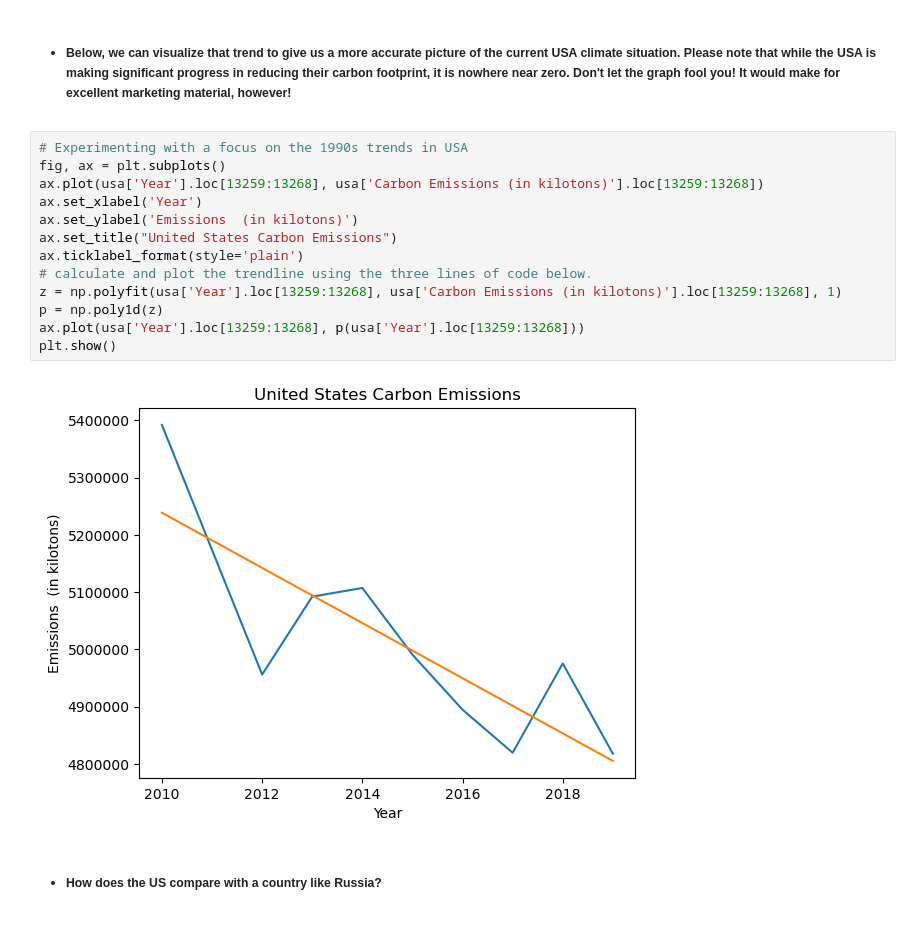
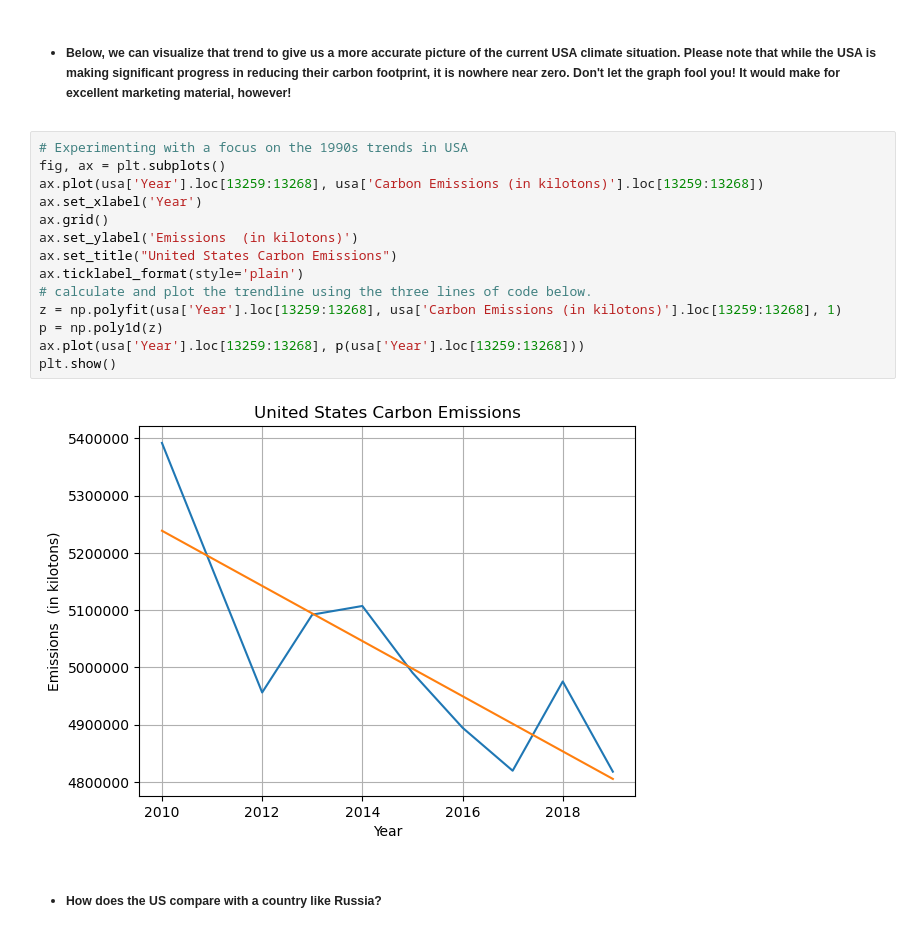
Before and after one commit to JeffreyFennell/Carbon-Emissions, a Jupyter notebook: carbon_emissions_project/carbon_emissions_final.ipynb, the cells around one changed output. Drawn from its saved outputs; the diff is of its cells as text.

Commit message:
Added grid lines to rest of graphs.

```diff
--- a/carbon_emissions_project/carbon_emissions_final.ipynb
+++ b/carbon_emissions_project/carbon_emissions_final.ipynb
@@ -328,18 +334,19 @@ Name: Carbon Emissions (in kilotons), dtype: float64
 # %%
 # Experimenting with a focus on the 1990s trends in USA
 fig, ax = plt.subplots()
 ax.plot(usa['Year'].loc[13259:13268], usa['Carbon Emissions (in kilotons)'].loc[13259:13268])
 ax.set_xlabel('Year')
+ax.grid()
 ax.set_ylabel('Emissions  (in kilotons)')
 ax.set_title("United States Carbon Emissions")
 ax.ticklabel_format(style='plain')
 # calculate and plot the trendline using the three lines of code below.
 z = np.polyfit(usa['Year'].loc[13259:13268], usa['Carbon Emissions (in kilotons)'].loc[13259:13268], 1)
 p = np.poly1d(z)
 ax.plot(usa['Year'].loc[13259:13268], p(usa['Year'].loc[13259:13268]))
 plt.show()
 # %% [output]
-[figure, old version]
+[figure, new version]
 # %% [markdown]
 - ##### How does the US compare with a country like Russia?
 # %%
```
Also changed, not shown: parts of 7 cells of this notebook.
